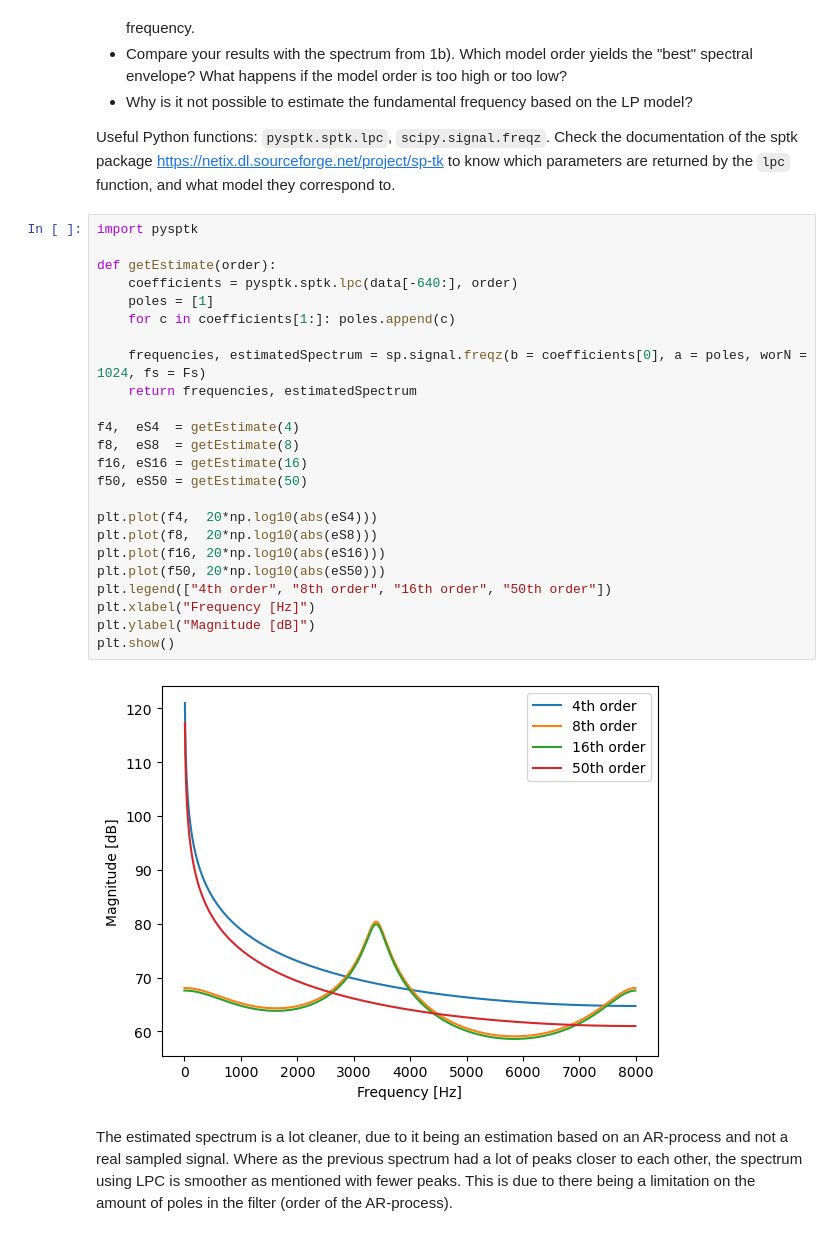
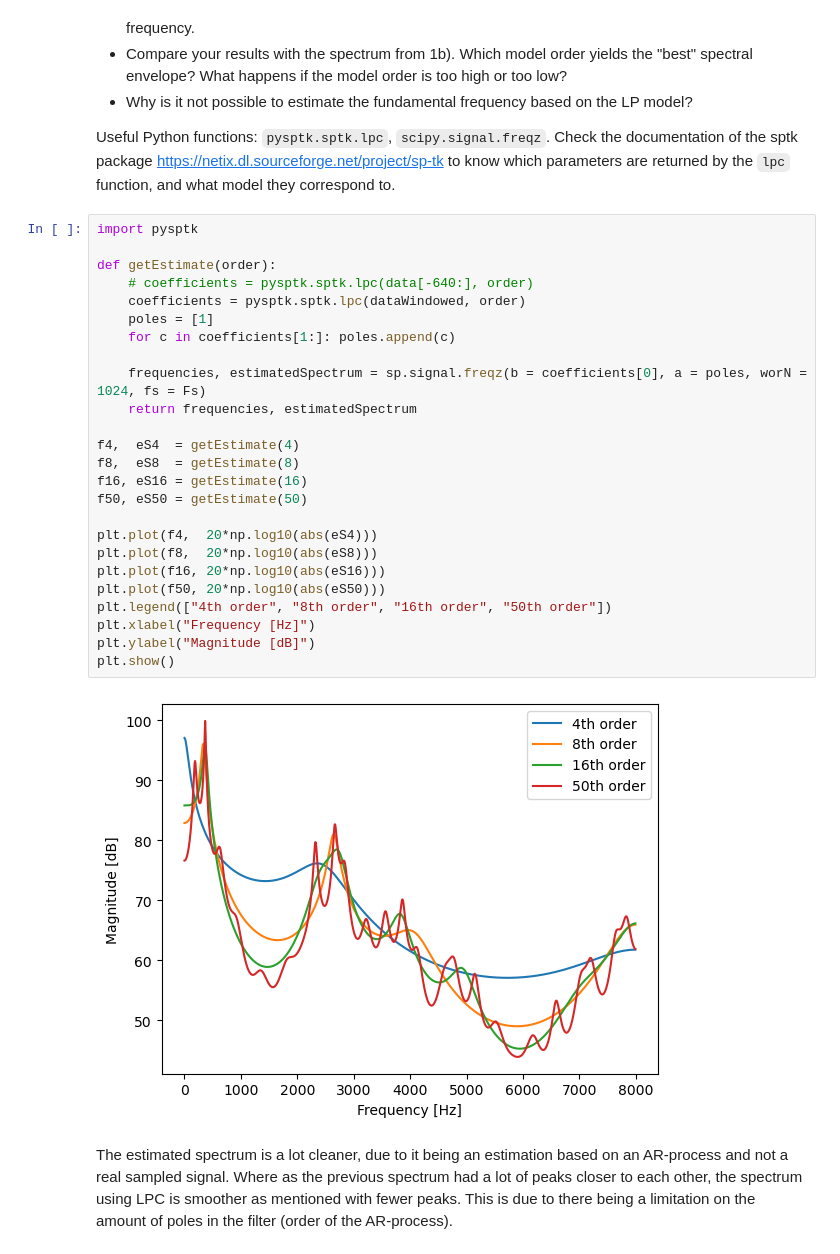
Before and after one commit to martinfsl/TTT4185, a Jupyter notebook: Assignments/Assignment_1/TTT4185_assignment_1.ipynb, the cells around one changed output. Cells and saved outputs as stored; diff of their text form.

```diff
--- a/Assignments/Assignment_1/TTT4185_assignment_1.ipynb
+++ b/Assignments/Assignment_1/TTT4185_assignment_1.ipynb
@@ -117,29 +117,30 @@ Useful Python functions: `pysptk.sptk.lpc`, `scipy.signal.freqz`. Check the docu
 # %%
 import pysptk
 
 def getEstimate(order):
-    coefficients = pysptk.sptk.lpc(data[-640:], order)
+    # coefficients = pysptk.sptk.lpc(data[-640:], order)
+    coefficients = pysptk.sptk.lpc(dataWindowed, order)
     poles = [1]
     for c in coefficients[1:]: poles.append(c)
 
     frequencies, estimatedSpectrum = sp.signal.freqz(b = coefficients[0], a = poles, worN = 1024, fs = Fs)
     return frequencies, estimatedSpectrum
 
 f4,  eS4  = getEstimate(4)
 f8,  eS8  = getEstimate(8)
 f16, eS16 = getEstimate(16)
 f50, eS50 = getEstimate(50)
 
 plt.plot(f4,  20*np.log10(abs(eS4)))
 plt.plot(f8,  20*np.log10(abs(eS8)))
 plt.plot(f16, 20*np.log10(abs(eS16)))
 plt.plot(f50, 20*np.log10(abs(eS50)))
 plt.legend(["4th order", "8th order", "16th order", "50th order"])
 plt.xlabel("Frequency [Hz]")
 plt.ylabel("Magnitude [dB]")
 plt.show()
 # %% [output]
-[figure, old version]
+[figure, new version]
 # %% [markdown]
 The estimated spectrum is a lot cleaner, due to it being an estimation based on an AR-process and not a real sampled signal. Where as the previous spectrum had a lot of peaks closer to each other, the spectrum using LPC is smoother as mentioned with fewer peaks. This is due to there being a limitation on the amount of poles in the filter (order of the AR-process).
 # %% [markdown]
```
Also changed, not shown: parts of 4 cells of this notebook.
